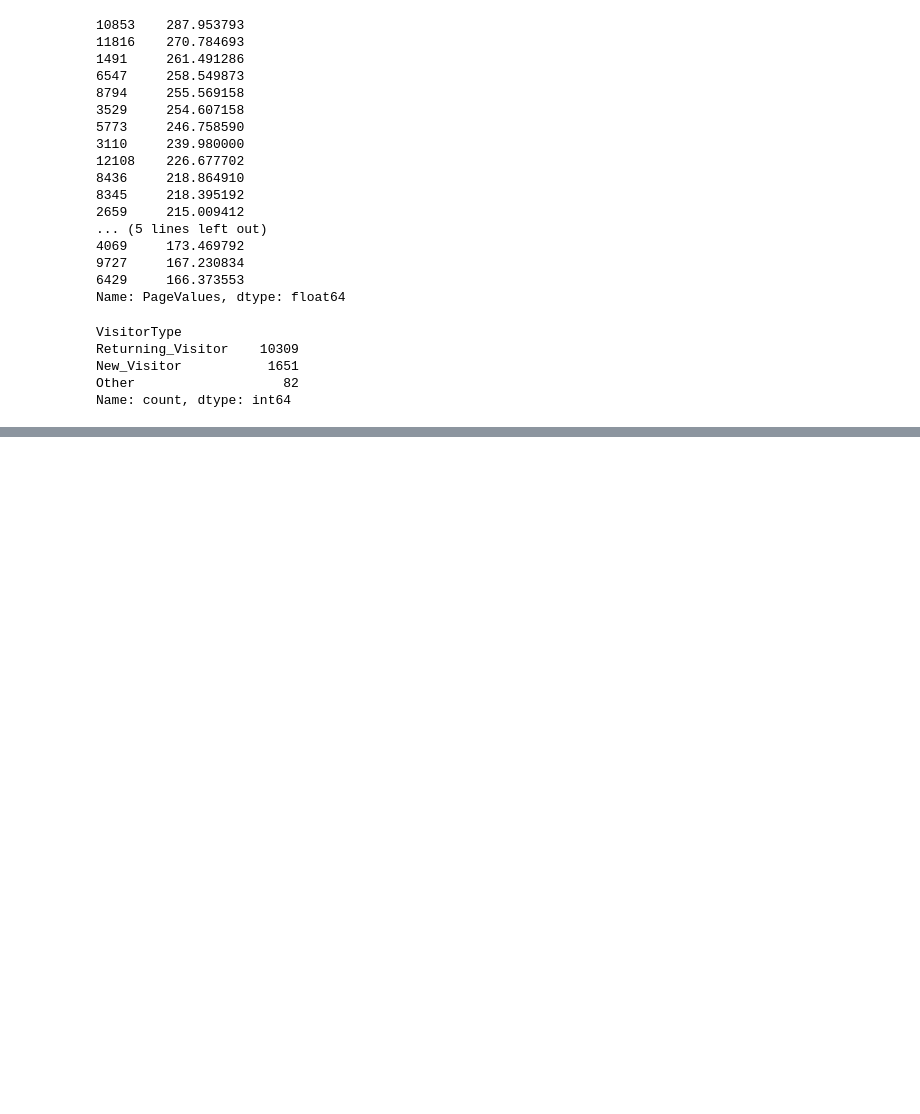
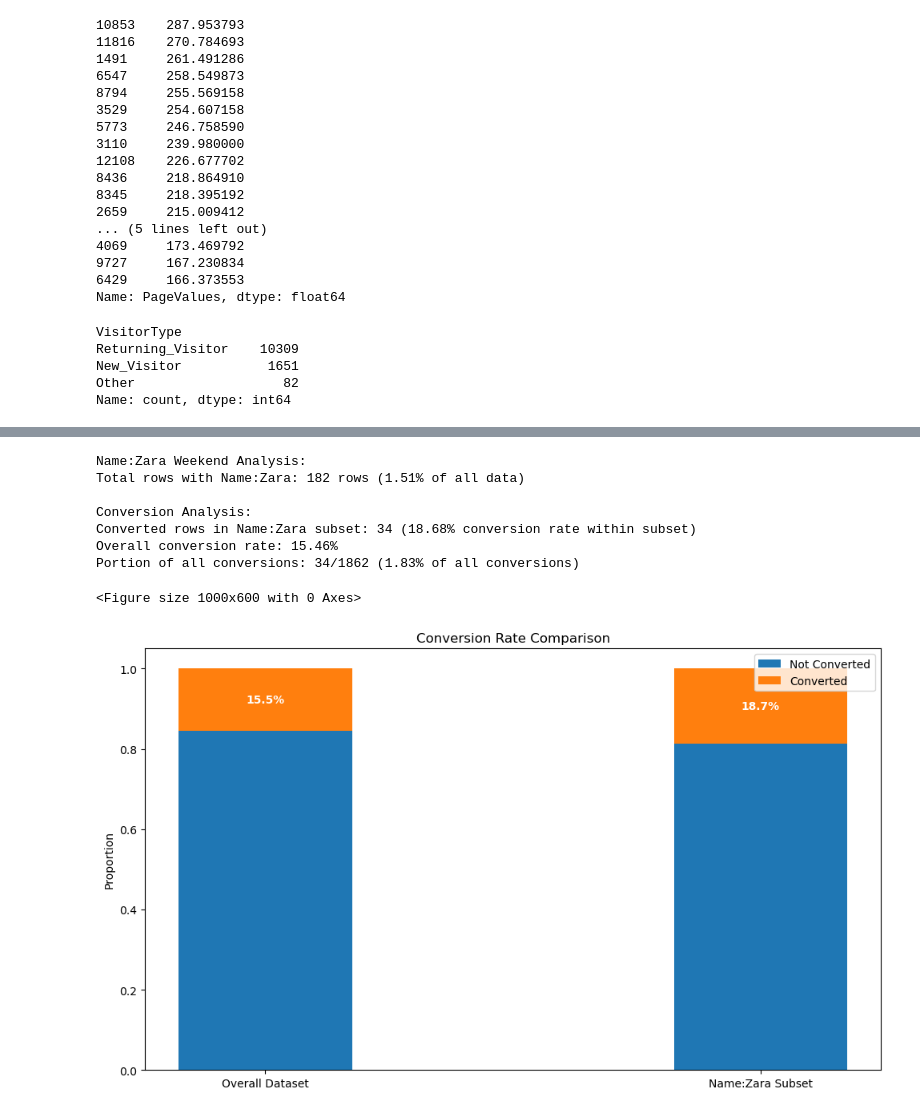
Before and after one commit to sunsunwall/ecommerce_conversion_project_2025, a Jupyter notebook: project_draft.ipynb, the cells around one changed output, grey strips where cells are left out. Cells and saved outputs as stored; diff of their text form; code cells hidden in the pictures; blank space fills up the shorter version.

```diff
--- a/project_draft.ipynb
+++ b/project_draft.ipynb
@@ -2352,0 +2417,63 @@ summarise_df(weekend_name_zara_df);
+# %%
+# Count total rows in both dataframes
+zara_count = len(weekend_name_zara_df)
+total_count = len(session_data_df)
+
+# Calculate ratio
+zara_ratio = zara_count / total_count
+
+# Count converted rows in zara dataset
+zara_converted = (weekend_name_zara_df['Revenue'] == True).sum()
+total_converted = (session_data_df['Revenue'] == True).sum()
+
+# Calculate conversion rate within zara dataset
+zara_conversion_rate = zara_converted / zara_count if zara_count > 0 else 0
+
+# Calculate conversion rate in overall dataset
+overall_conversion_rate = total_converted / total_count
+
+# Calculate what portion of all conversions are in the zara dataset
+converted_ratio = zara_converted / total_converted if total_converted > 0 else 0
+
+# Print the results
+print(f"\nName:Zara Weekend Analysis:")
+print(f"Total rows with Name:Zara: {zara_count} rows ({zara_ratio:.2%} of all data)")
+
+print(f"\nConversion Analysis:")
+print(f"Converted rows in Name:Zara subset: {zara_converted} ({zara_conversion_rate:.2%} conversion rate within subset)")
+print(f"Overall conversion rate: {overall_conversion_rate:.2%}")
+print(f"Portion of all conversions: {zara_converted}/{total_converted} ({converted_ratio:.2%} of all conversions)")
+
+# Create stacked bar chart comparing conversion rates
+plt.figure(figsize=(10, 6))
+labels = ['Overall Dataset', 'Name:Zara Subset']
+converted = [overall_conversion_rate, zara_conversion_rate]
+not_converted = [1 - overall_conversion_rate, 1 - zara_conversion_rate]
+
+width = 0.35
+fig, ax = plt.subplots(figsize=(10, 6))
+
+ax.bar(labels, not_converted, width, label='Not Converted')
+ax.bar(labels, converted, width, bottom=not_converted, label='Converted')
+
+ax.set_ylabel('Proportion')
+ax.set_title('Conversion Rate Comparison')
+ax.legend(loc='upper right')
+
+# Add text annotations with exact percentages
+for i, v in enumerate(converted):
+    ax.text(i, not_converted[i] + v/2, f'{v:.1%}',
+            ha='center', va='center', fontweight='bold', color='white')
+
+plt.tight_layout()
+plt.show()
+# %% [output]
+Name:Zara Weekend Analysis:
+Total rows with Name:Zara: 182 rows (1.51% of all data)
+
+Conversion Analysis:
+Converted rows in Name:Zara subset: 34 (18.68% conversion rate within subset)
+Overall conversion rate: 15.46%
+Portion of all conversions: 34/1862 (1.83% of all conversions)
+<Figure size 1000x600 with 0 Axes>
+[figure, added]
```
Also changed, not shown: parts of 5 cells of this notebook, 2 other files.
